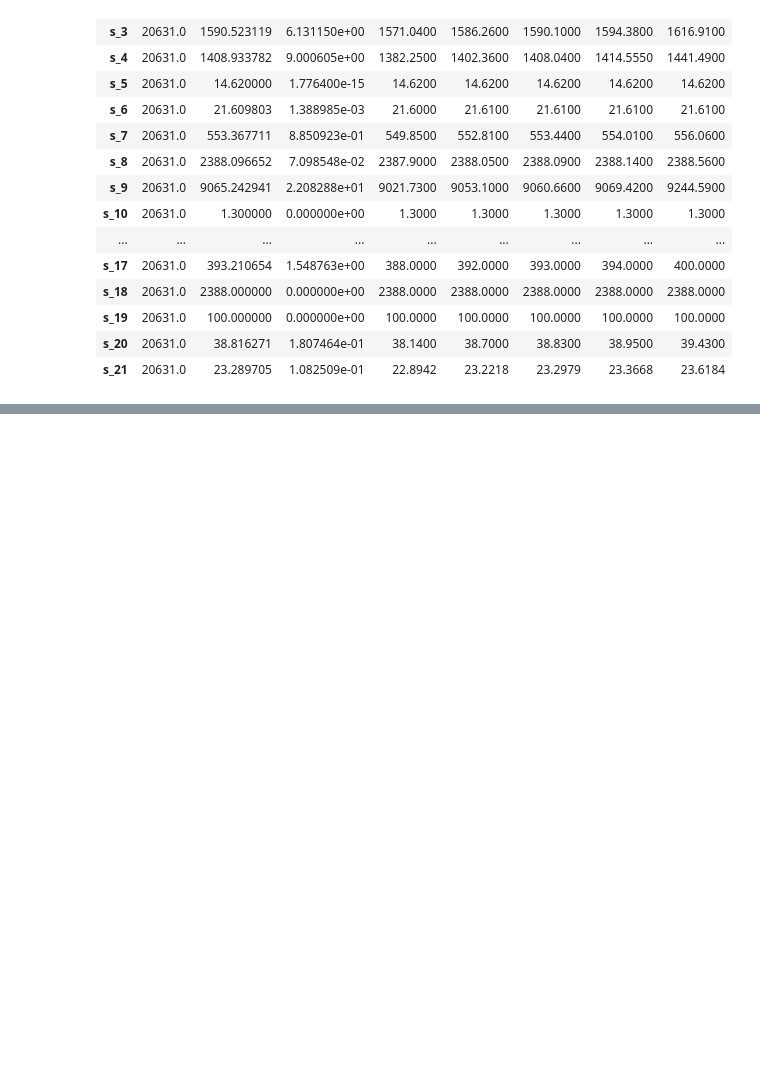
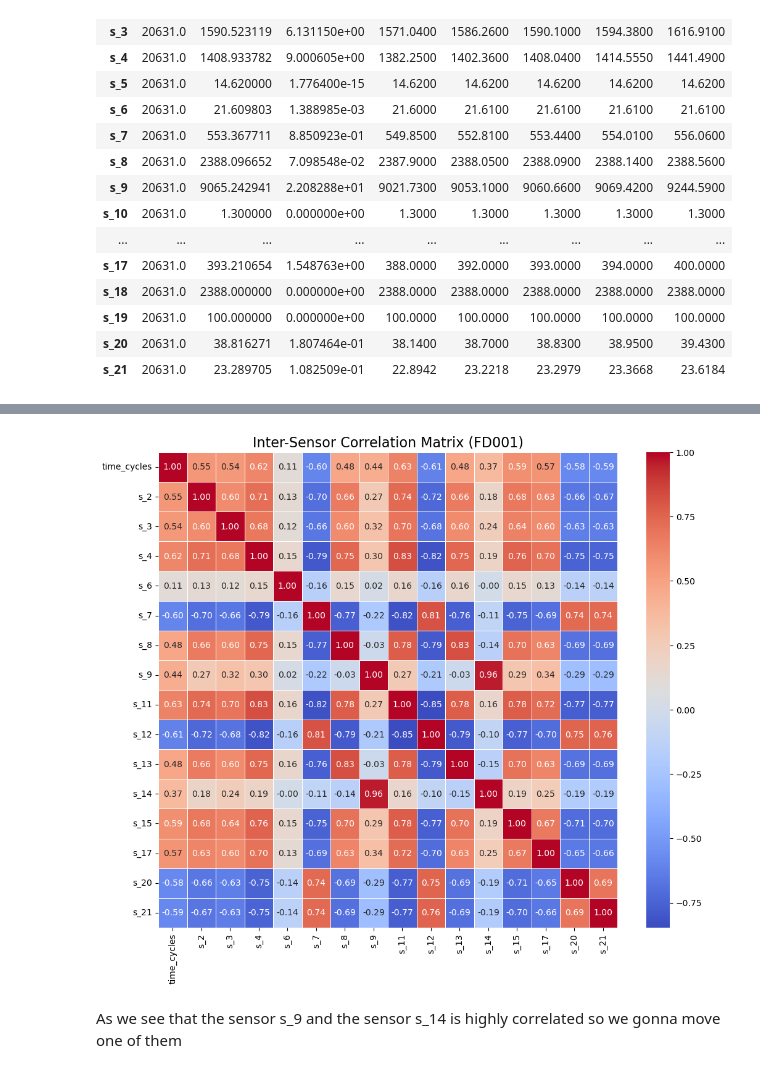
Before and after one commit to AlilouZohair01/Predictive-Maintenance-Failure-Forecasting-System-, a Jupyter notebook: main.ipynb, the cells around one changed output, grey strips where cells are left out. Cells and saved outputs as stored; diff of their text form; code cells hidden in the pictures; blank space fills up the shorter version.

```diff
--- a/main.ipynb
+++ b/main.ipynb
@@ -215,0 +315,24 @@ train.loc[:, "s_1":].describe().transpose()
+# %%
+droped_featurs = ['setting_3','s_1', 's_5', 's_10', 's_16', 's_18', 's_19']
+df_clean = train.drop(droped_featurs, axis=1)
+# %%
+# Drop the setting columns too if you only want to check Sensor correlations
+df_sensors = df_clean.drop(['unit_number', 'setting_1', 'setting_2'], axis=1)
+# %%
+# 4. Calculate the Correlation Matrix
+corr_matrix = df_sensors.corr()
+
+# 5. Plot the Heatmap
+plt.figure(figsize=(12, 10))
+sns.heatmap(corr_matrix,
+            annot=True,      # Show the numbers on the squares
+            cmap='coolwarm', # Blue = Negative corr, Red = Positive corr
+            fmt=".2f",       # Format to 2 decimal places
+            linewidths=0.5)
+
+plt.title('Inter-Sensor Correlation Matrix (FD001)', fontsize=16)
+plt.show()
+# %% [output]
+[figure, added]
+# %% [markdown]
+As we see that the sensor s_9 and the sensor s_14 is highly correlated so we gonna move one of them
```
Also changed, not shown: parts of 29 cells of this notebook, 6 other files.
